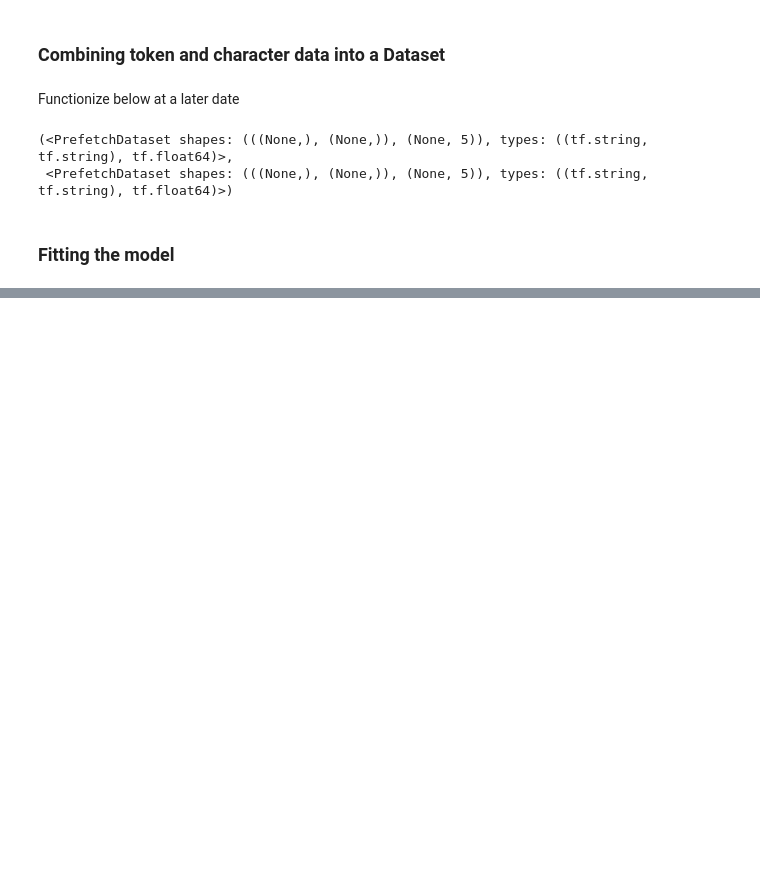
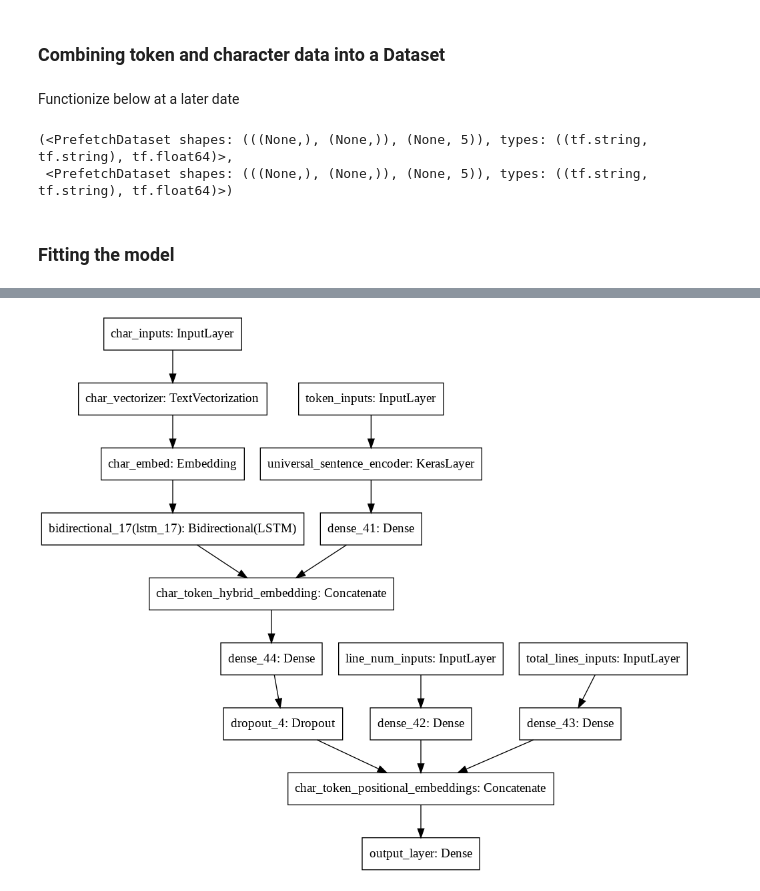
Before and after one commit to SilahicAmil/End-To-End-SkimLit, a Jupyter notebook: End_To_End_SkimLit_NLP.ipynb, the cells around one changed output, grey strips where cells are left out. Saved outputs shown, nothing was run; the diff lists cells and outputs as text; code cells hidden in the pictures; blank space fills up the shorter version.

Commit message:
Model_5 - Character Embedding + Token Embedding + Positional Embedding Model

```diff
--- a/End_To_End_SkimLit_NLP.ipynb
+++ b/End_To_End_SkimLit_NLP.ipynb
@@ -1189,0 +1365,5 @@ Model 4 - Hybrid Model - Token and Character Embedded: {'accuracy': 73.222560571
+# %%
+### Plotting Model
+tf.keras.utils.plot_model(model_5, show_layer_names=True)
+# %% [output]
+[figure, added]
```
Also changed, not shown: parts of 44 cells of this notebook.
